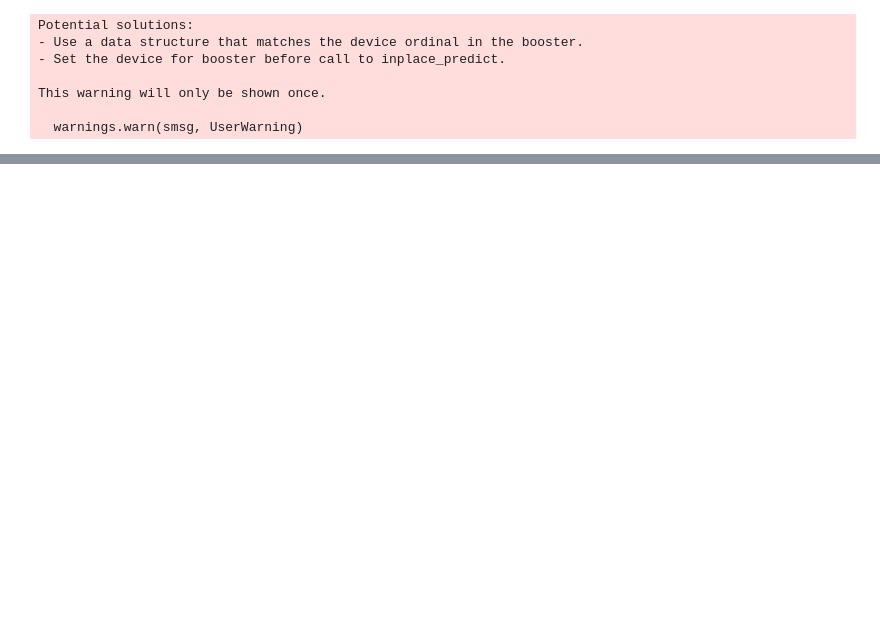
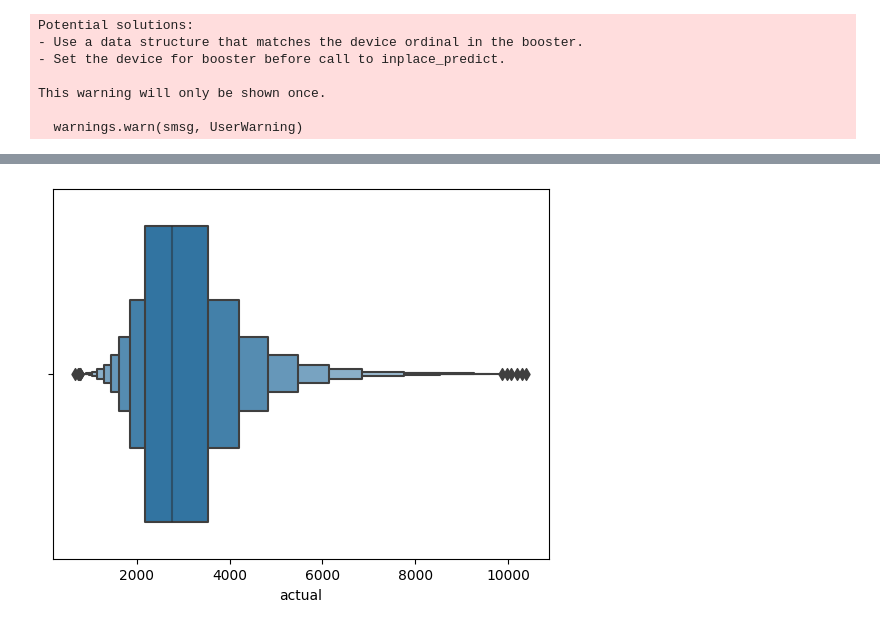
Before and after one commit to AhmetZamanis/MixedEffectsRegressionDeliveryTimes, a Jupyter notebook: 3_XGB.ipynb, the cells around one changed output, grey strips where cells are left out. Saved outputs shown, nothing was run; the diff lists cells and outputs as text; code cells hidden in the pictures; blank space fills up the shorter version.

```diff
--- a/3_XGB.ipynb
+++ b/3_XGB.ipynb
@@ -259,0 +267,5 @@ _ = plt.title("residual distribution")
+# %%
+# Actual target distribution without extreme values
+_ = sns.boxenplot(x = df_pred["actual"])
+# %% [output]
+[figure, added]
```
Also changed, not shown: parts of 24 cells of this notebook, 1 other file.
